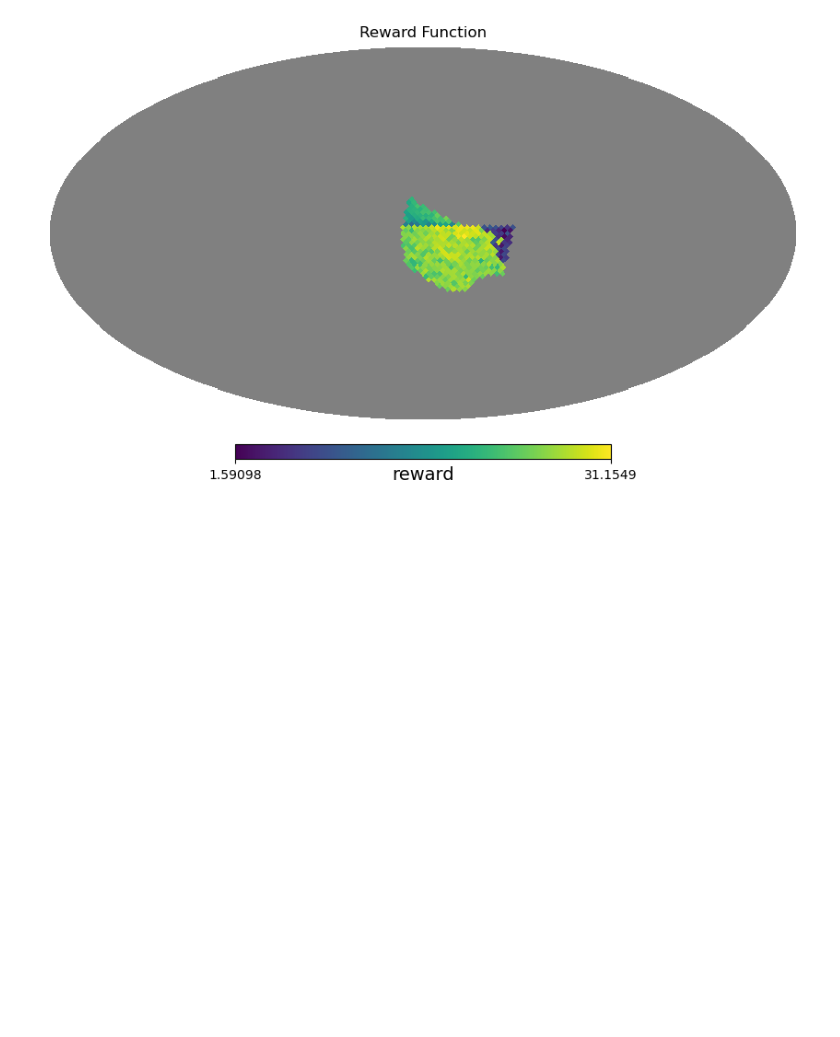
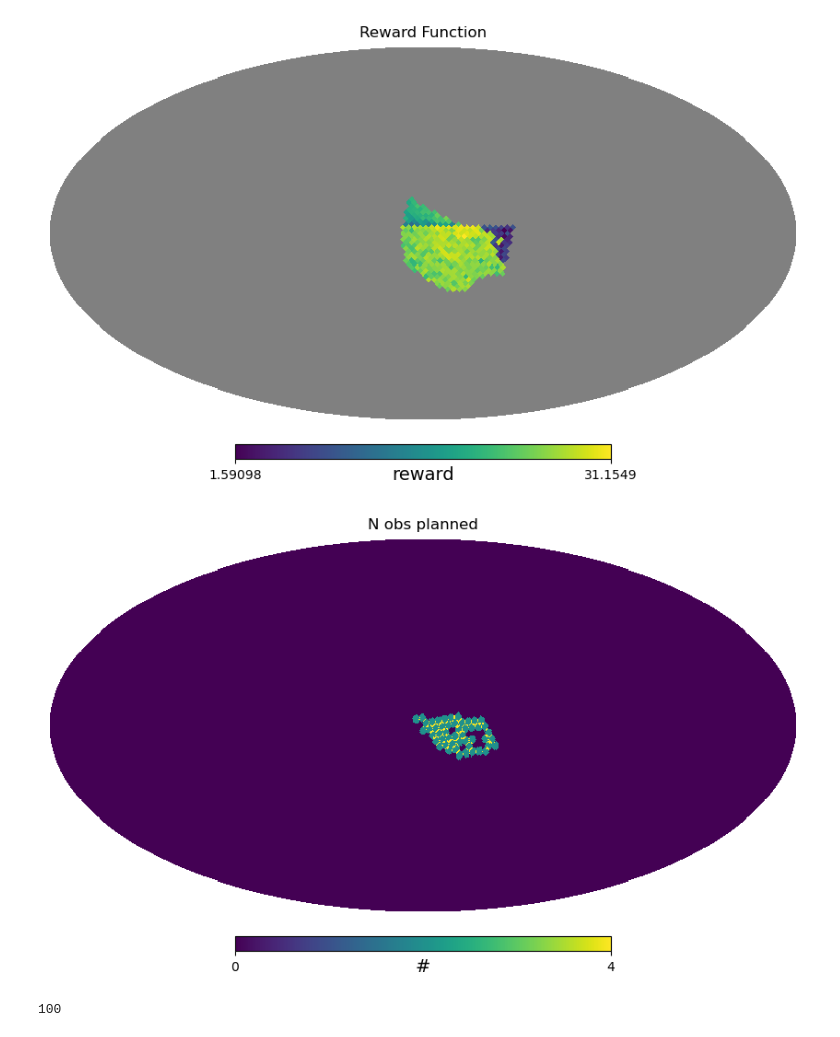
Before and after one commit to lsst-sims/-sims_featureScheduler_runs3.0, a Jupyter notebook: draft2_updated/reload_example.ipynb, the cells around one changed output. Drawn from its saved outputs; the diff is of its cells as text; code cells hidden in the pictures; blank space fills up the shorter version.

```diff
--- a/draft2_updated/reload_example.ipynb
+++ b/draft2_updated/reload_example.ipynb
@@ -111,3 +112,24 @@ hp.mollview(scheduler.survey_lists[2][3].basis_functions[2](conditions),
 hp.mollview(scheduler.survey_lists[2][3].calc_reward_function(conditions), title='Reward Function', unit='reward')
 # %% [output]
 [figure]
+# %%
+# ok, let's call that survey and get a list of pointings
+to_observe = scheduler.survey_lists[2][3].generate_observations(conditions)
+# %%
+# we can feed that into a feature object to make a map:
+nside=128
+pointing2hpindx = HpInLsstFov(nside=nside)
+feature = NObservations(nside=nside)
+for obs in to_observe:
+    indx = pointing2hpindx(obs['RA'], obs['dec'])
+    feature.add_observation(obs, indx=indx)
+# %%
+# Here's what the observations look like. Takes one observation at each position in r and i.
+# Spots with 4 are overlap regions (That gets us some sampling on 1-10 minute timescales).
+hp.mollview(feature.feature, title='N obs planned', unit='#')
+# %% [output]
+[figure, added]
+# %%
+print(len(to_observe))
+# %% [output]
+100
```
Also changed, not shown: parts of 3 cells of this notebook.
